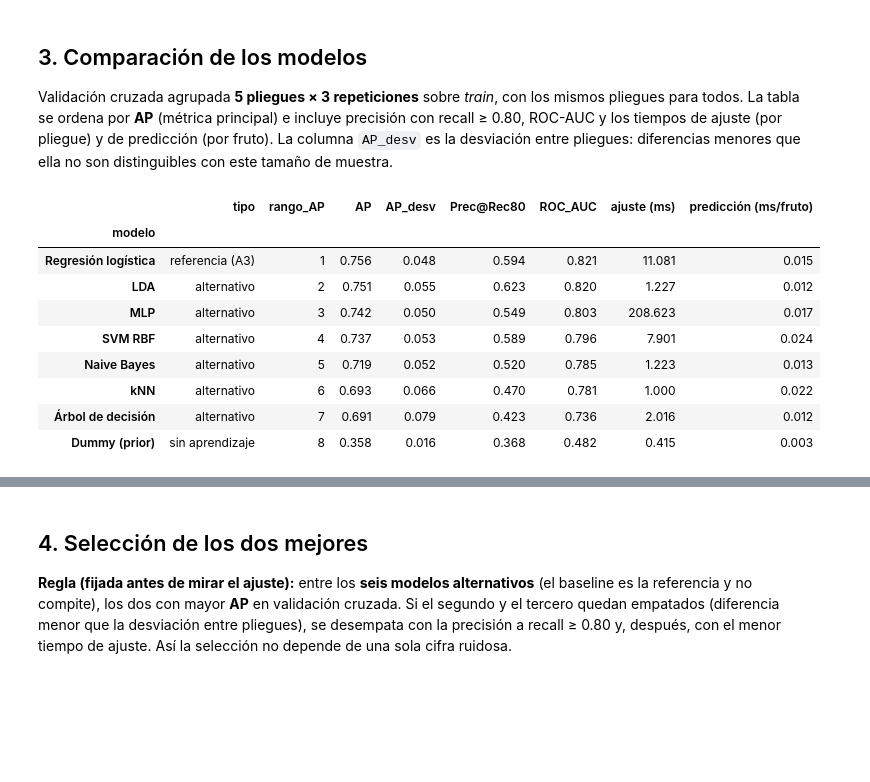
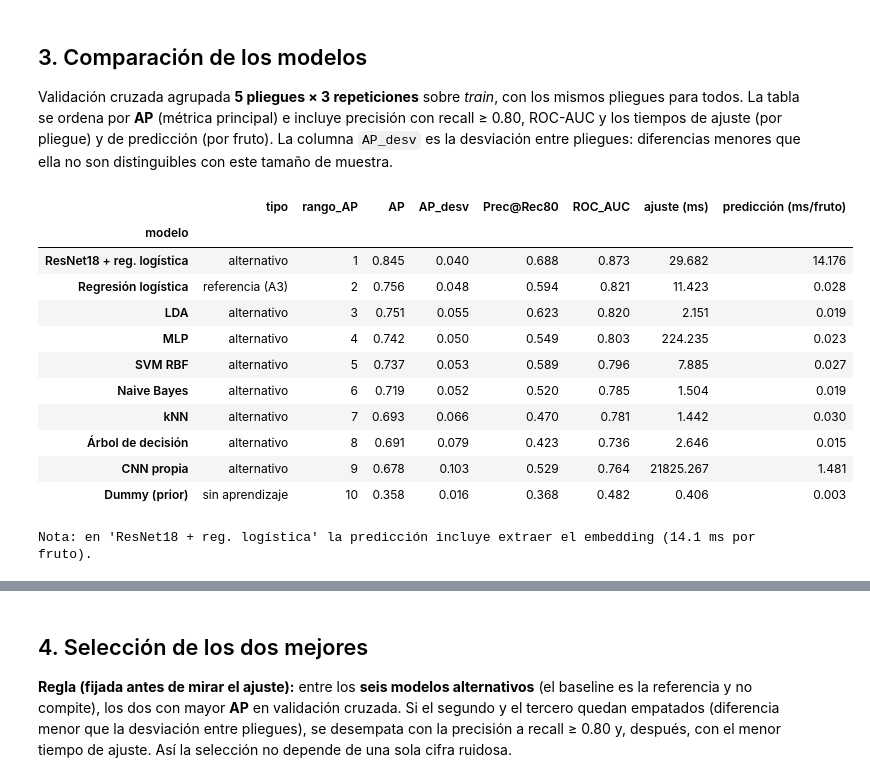
Before and after one commit to rolandovillarreal/berry-vision, a Jupyter notebook: Notebooks/Avance4.Equipo6.ipynb, the cells around one changed output, grey strips where cells are left out. Cells and saved outputs as stored; diff of their text form; code cells hidden in the pictures; blank space fills up the shorter version.

```diff
--- a/Notebooks/Avance4.Equipo6.ipynb
+++ b/Notebooks/Avance4.Equipo6.ipynb
@@ -171,6 +297,7 @@ MODELOS = {
     "SVM RBF":             SVC(C=1.0, probability=True, class_weight="balanced", random_state=SEED),
     "MLP":                 MLPClassifier((32,), alpha=1e-3, max_iter=1000, random_state=SEED),
 }
+MODELOS.update(MODELOS_IMG)                                           # modelos de imagen (si hay imágenes)
 BASELINE = "Regresión logística"                                   # referencia del Avance 3
 ALTERNATIVOS = [m for m in MODELOS if m != BASELINE]
 REFERENCIA = {"Dummy (prior)": DummyClassifier(strategy="prior")}
@@ -184,25 +311,30 @@ Validación cruzada agrupada **5 pliegues × 3 repeticiones** sobre *train*, con
 # %%
 filas, OOF = [], {}
 for nom, mod in {**MODELOS, **REFERENCIA}.items():
-    res, OOF[nom] = cv_modelo(mod, Xtr, ytr, gtr)
+    res, OOF[nom] = cv_modelo(mod, ES(nom)["tr"], ytr, gtr)
     filas.append({"modelo": nom, **res})
 comp = pd.DataFrame(filas).set_index("modelo")
+if HAY_IMG: comp.loc["ResNet18 + reg. logística", "pred_ms_por_fruto"] += 1e3 * T_EMB / len(EMB)     # incluye extraer el embedding
 comp = comp.sort_values("AP", ascending=False)
 comp["rango_AP"] = comp.AP.rank(ascending=False, method="min").astype(int)
 comp["tipo"] = ["referencia (A3)" if m == BASELINE else ("sin aprendizaje" if m in SIN_APRENDER else "alternativo") for m in comp.index]
 display(comp[["tipo", "rango_AP", "AP", "AP_desv", "Prec@Rec80", "ROC_AUC", "ajuste_ms", "pred_ms_por_fruto"]]
         .rename(columns={"ajuste_ms": "ajuste (ms)", "pred_ms_por_fruto": "predicción (ms/fruto)"}).round(3))
+if HAY_IMG: print(f"Nota: en 'ResNet18 + reg. logística' la predicción incluye extraer el embedding ({1e3 * T_EMB / len(EMB):.1f} ms por fruto).")
 # %% [output]
 |  | tipo | rango_AP | AP | AP_desv | Prec@Rec80 | ROC_AUC | ajuste (ms) | predicción (ms/fruto) |
 | modelo |  |  |  |  |  |  |  |  |
-| Regresión logística | referencia (A3) | 1 | 0.756 | 0.048 | 0.594 | 0.821 | 11.081 | 0.015 |
-| LDA | alternativo | 2 | 0.751 | 0.055 | 0.623 | 0.820 | 1.227 | 0.012 |
-| MLP | alternativo | 3 | 0.742 | 0.050 | 0.549 | 0.803 | 208.623 | 0.017 |
-| SVM RBF | alternativo | 4 | 0.737 | 0.053 | 0.589 | 0.796 | 7.901 | 0.024 |
-| Naive Bayes | alternativo | 5 | 0.719 | 0.052 | 0.520 | 0.785 | 1.223 | 0.013 |
-| kNN | alternativo | 6 | 0.693 | 0.066 | 0.470 | 0.781 | 1.000 | 0.022 |
-| Árbol de decisión | alternativo | 7 | 0.691 | 0.079 | 0.423 | 0.736 | 2.016 | 0.012 |
-| Dummy (prior) | sin aprendizaje | 8 | 0.358 | 0.016 | 0.368 | 0.482 | 0.415 | 0.003 |
+| ResNet18 + reg. logística | alternativo | 1 | 0.845 | 0.040 | 0.688 | 0.873 | 29.682 | 14.176 |
+| Regresión logística | referencia (A3) | 2 | 0.756 | 0.048 | 0.594 | 0.821 | 11.423 | 0.028 |
+| LDA | alternativo | 3 | 0.751 | 0.055 | 0.623 | 0.820 | 2.151 | 0.019 |
+| MLP | alternativo | 4 | 0.742 | 0.050 | 0.549 | 0.803 | 224.235 | 0.023 |
+| SVM RBF | alternativo | 5 | 0.737 | 0.053 | 0.589 | 0.796 | 7.885 | 0.027 |
+| Naive Bayes | alternativo | 6 | 0.719 | 0.052 | 0.520 | 0.785 | 1.504 | 0.019 |
+| kNN | alternativo | 7 | 0.693 | 0.066 | 0.470 | 0.781 | 1.442 | 0.030 |
+| Árbol de decisión | alternativo | 8 | 0.691 | 0.079 | 0.423 | 0.736 | 2.646 | 0.015 |
+| CNN propia | alternativo | 9 | 0.678 | 0.103 | 0.529 | 0.764 | 21825.267 | 1.481 |
+| Dummy (prior) | sin aprendizaje | 10 | 0.358 | 0.016 | 0.368 | 0.482 | 0.406 | 0.003 |
+Nota: en 'ResNet18 + reg. logística' la predicción incluye extraer el embedding (14.1 ms por fruto).
 # %%
 v = comp.drop(index=SIN_APRENDER).sort_values("AP")
 col = ["#888888" if m == BASELINE else "#3b78b5" for m in v.index]
```
Also changed, not shown: parts of 27 cells of this notebook, 9 other files.
